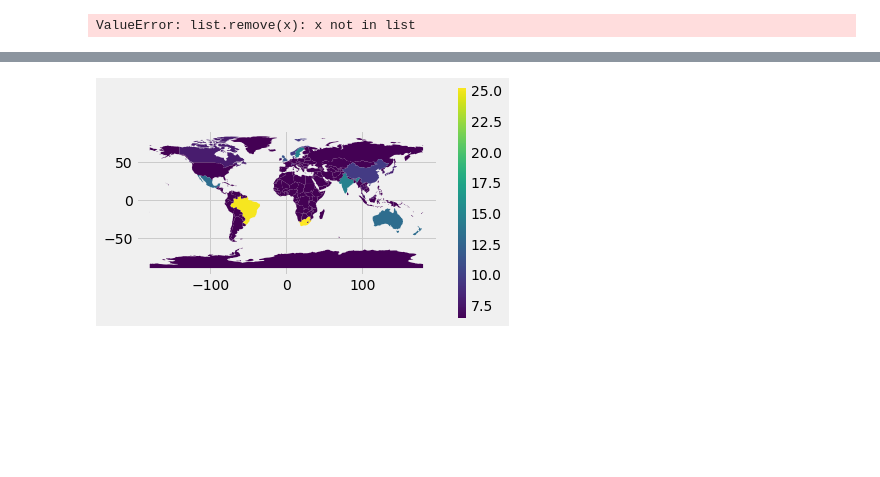
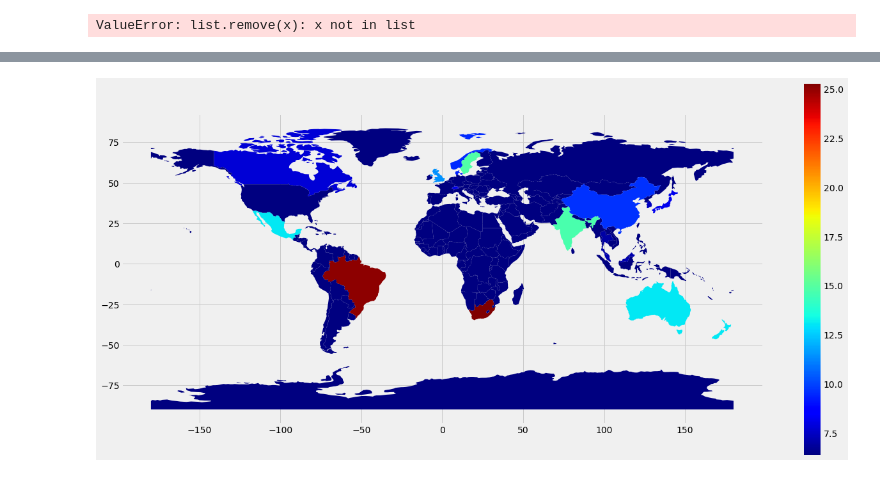
Before and after one commit to isabellefo/usdAnalysis, a Jupyter notebook: USDAnalysis.ipynb, the cells around one changed output, grey strips where cells are left out. Cells and saved outputs as stored; diff of their text form; code cells hidden in the pictures; blank space fills up the shorter version.

```diff
--- a/USDAnalysis.ipynb
+++ b/USDAnalysis.ipynb
@@ -289,8 +289,7 @@ world.head()
 | 4 | 326625791 | North America | United States of America | USA | 18560000.0 | (POLYGON ((-122.84 49.00000000000... | NaN | NaN | NaN | NaN | ... |
 # %%
 plt.style.use('fivethirtyeight')
-fig, ax = plt.subplots(1, 1)
-world.plot(column='Diff(%)Max', figsize = (20,10), ax=ax, legend=True)
+world.plot(column='Diff(%)Max', figsize = (20,10), legend=True, cmap = 'jet')
 plt.show()
 # %% [output]
-[figure, old version]
+[figure, new version]
```
